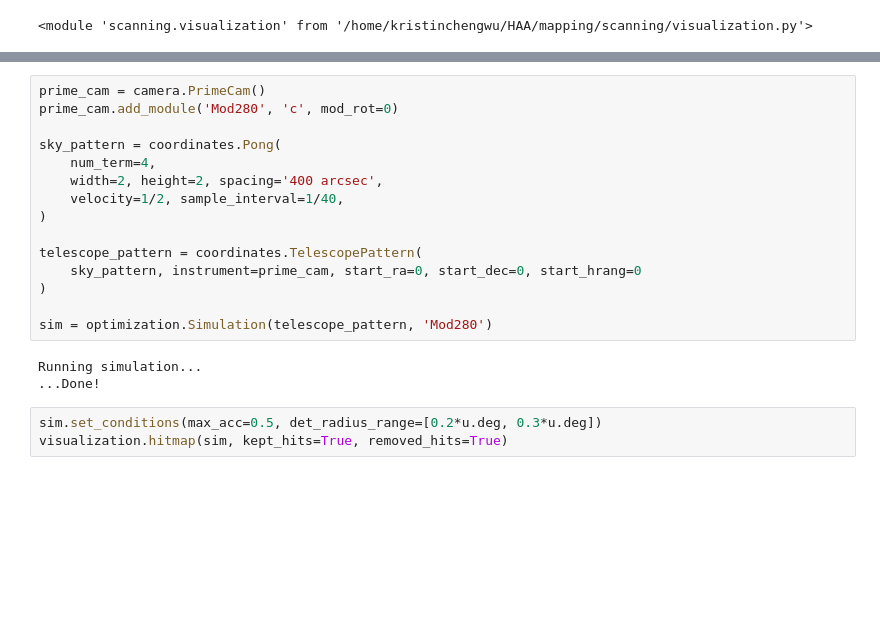
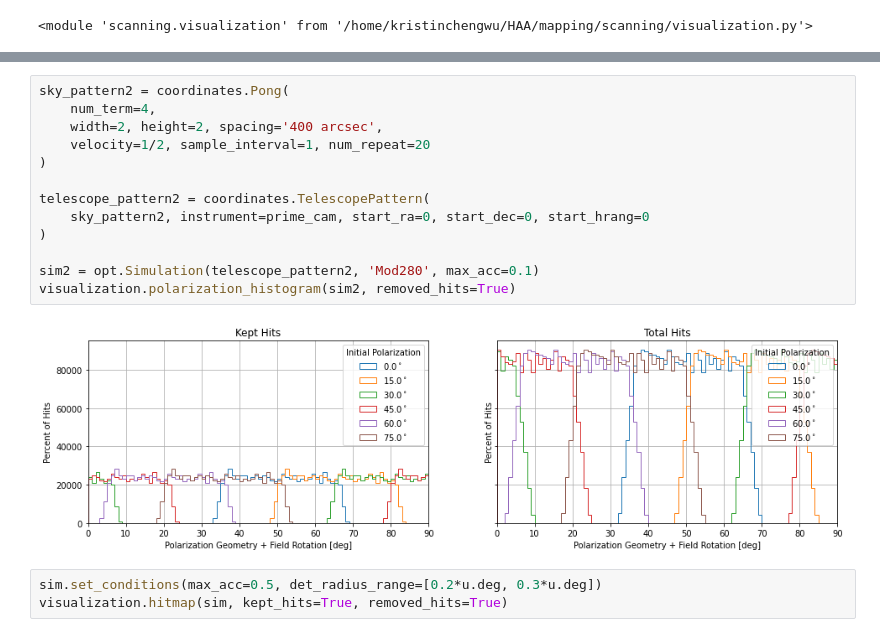
Before and after one commit to ccatp/scan_patterns, a Jupyter notebook: tutorials/simulations.ipynb, the cells around one changed output, grey strips where cells are left out. Cells and saved outputs as stored; diff of their text form; blank space fills up the shorter version.

```diff
--- a/tutorials/simulations.ipynb
+++ b/tutorials/simulations.ipynb
@@ -21,21 +40,18 @@ importlib.reload(visualization)
 # %%
-prime_cam = camera.PrimeCam()
-prime_cam.add_module('Mod280', 'c', mod_rot=0)
-
-sky_pattern = coordinates.Pong(
+sky_pattern2 = coordinates.Pong(
     num_term=4,
     width=2, height=2, spacing='400 arcsec',
-    velocity=1/2, sample_interval=1/40,
+    velocity=1/2, sample_interval=1, num_repeat=20
 )
 
-telescope_pattern = coordinates.TelescopePattern(
-    sky_pattern, instrument=prime_cam, start_ra=0, start_dec=0, start_hrang=0
+telescope_pattern2 = coordinates.TelescopePattern(
+    sky_pattern2, instrument=prime_cam, start_ra=0, start_dec=0, start_hrang=0
 )
 
-sim = optimization.Simulation(telescope_pattern, 'Mod280')
+sim2 = opt.Simulation(telescope_pattern2, 'Mod280', max_acc=0.1)
+visualization.polarization_histogram(sim2, removed_hits=True)
 # %% [output]
-Running simulation...
-...Done!
+[figure, added]
 # %%
 sim.set_conditions(max_acc=0.5, det_radius_range=[0.2*u.deg, 0.3*u.deg])
 visualization.hitmap(sim, kept_hits=True, removed_hits=True)
```
Also changed, not shown: parts of 5 cells of this notebook, 4 other files.
